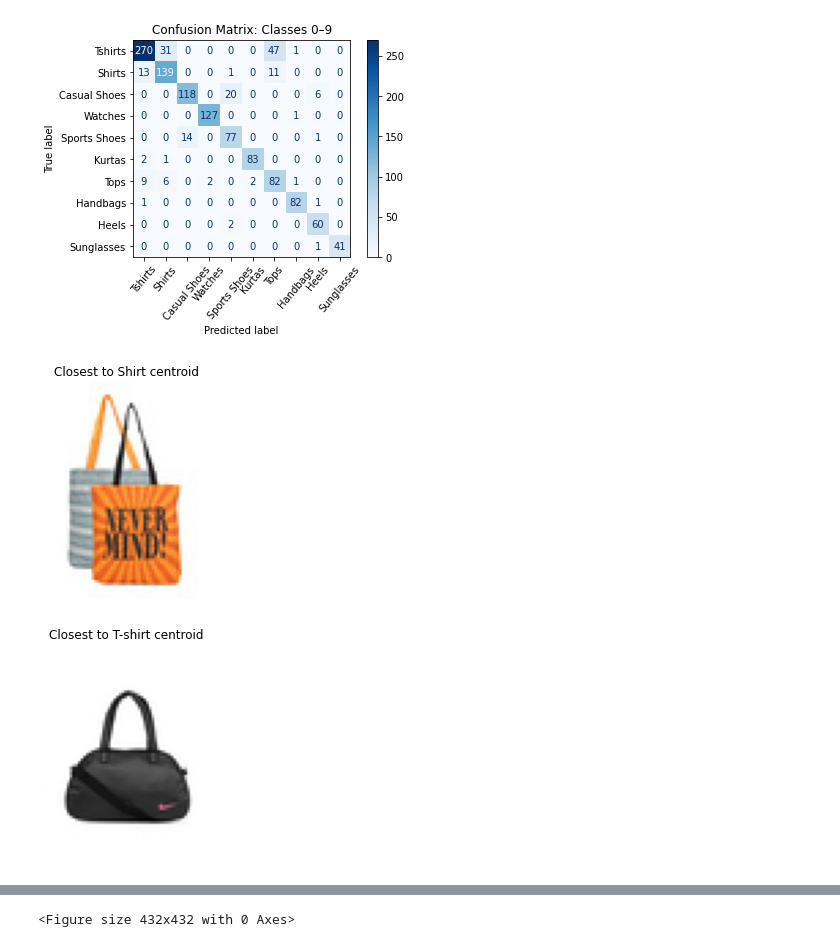
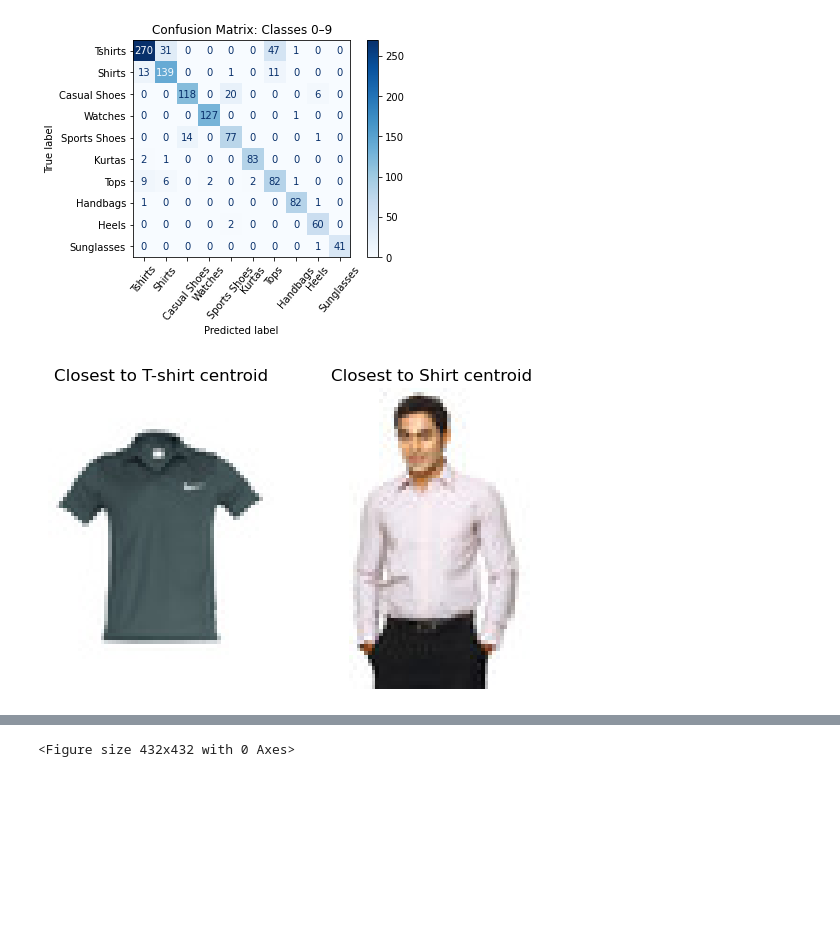
Before and after one commit to Pimsel/2AMM10-Assignments, a Jupyter notebook: ass1_skeleton.ipynb, the cells around one changed output, grey strips where cells are left out. Drawn from its saved outputs; the diff is of its cells as text; code cells hidden in the pictures; blank space fills up the shorter version.

```diff
--- a/ass1_skeleton.ipynb
+++ b/ass1_skeleton.ipynb
@@ -796,20 +791,44 @@ plt.show()
 # %% [output]
 <Figure size 432x432 with 0 Axes>
 [figure]
-# %%
-# --- Step 3: Shirt vs T-shirt ---
-shirt_id, tshirt_id = 1, 0  # Update these if needed
-cent_shirt = E_sup[L_sup==shirt_id].mean(dim=0)
-cent_tshirt = E_sup[L_sup==tshirt_id].mean(dim=0)
-for name, centroid in [("Shirt", cent_shirt), ("T-shirt", cent_tshirt)]:
-    d = torch.norm(E_sup - centroid.cpu(), dim=1)
-    closest = d.argmin().item()
-    img, lbl = main_support_dataset[closest]
-    plt.figure(); plt.title(f"Closest to {name} centroid")
-    plt.imshow(img.permute(1,2,0))
-    plt.axis("off"); plt.show()
-# %% [output]
-[figure, removed]
-[figure, removed]
+# %%
+# --- Step 3: Shirt vs T-shirt ---
+combined_ds = ConcatDataset([train_dataset, main_test_dataset])
+
+filtered_samples = [(x, y) for x, y in combined_ds if y in [0, 1]]
+class FilteredDataset(Dataset):
+    def __init__(self, data):
+        self.data = data
+
+    def __getitem__(self, idx):
+        return self.data[idx]
+
+    def __len__(self):
+        return len(self.data)
+filtered_ds = FilteredDataset(filtered_samples)
+filtered_loader = DataLoader(filtered_ds, batch_size=512, shuffle=False)
+
+prototypes, _ = get_prototypes(protonet, filtered_loader, device)
+prototype0, prototype1 = prototypes[0], prototypes[1]
+
+all_embs, all_labels = extract_embeddings(combined_ds, to_cpu=False, batch_size=512)
+dists0 = torch.norm(all_embs - prototype0, dim=1)
+dists1 = torch.norm(all_embs - prototype1, dim=1)
+
+min_idx0 = torch.argmin(dists0)
+min_idx1 = torch.argmin(dists1)
+
+closest_img_to_0 = combined_ds[int(min_idx0.cpu())][0]
+closest_img_to_1 = combined_ds[int(min_idx1.cpu())][0]
+
+fig, ax = plt.subplots(1, 2)
+ax[0].set_title("Closest to T-shirt centroid")
+ax[0].imshow(closest_img_to_0.permute(1,2,0))
+ax[0].axis("off")
+ax[1].set_title("Closest to Shirt centroid")
+ax[1].imshow(closest_img_to_1.permute(1,2,0))
+ax[1].axis("off");
+# %% [output]
+[figure, added]
 # %%
 # Train data interpolation visualization
```
Also changed, not shown: parts of 5 cells of this notebook.
